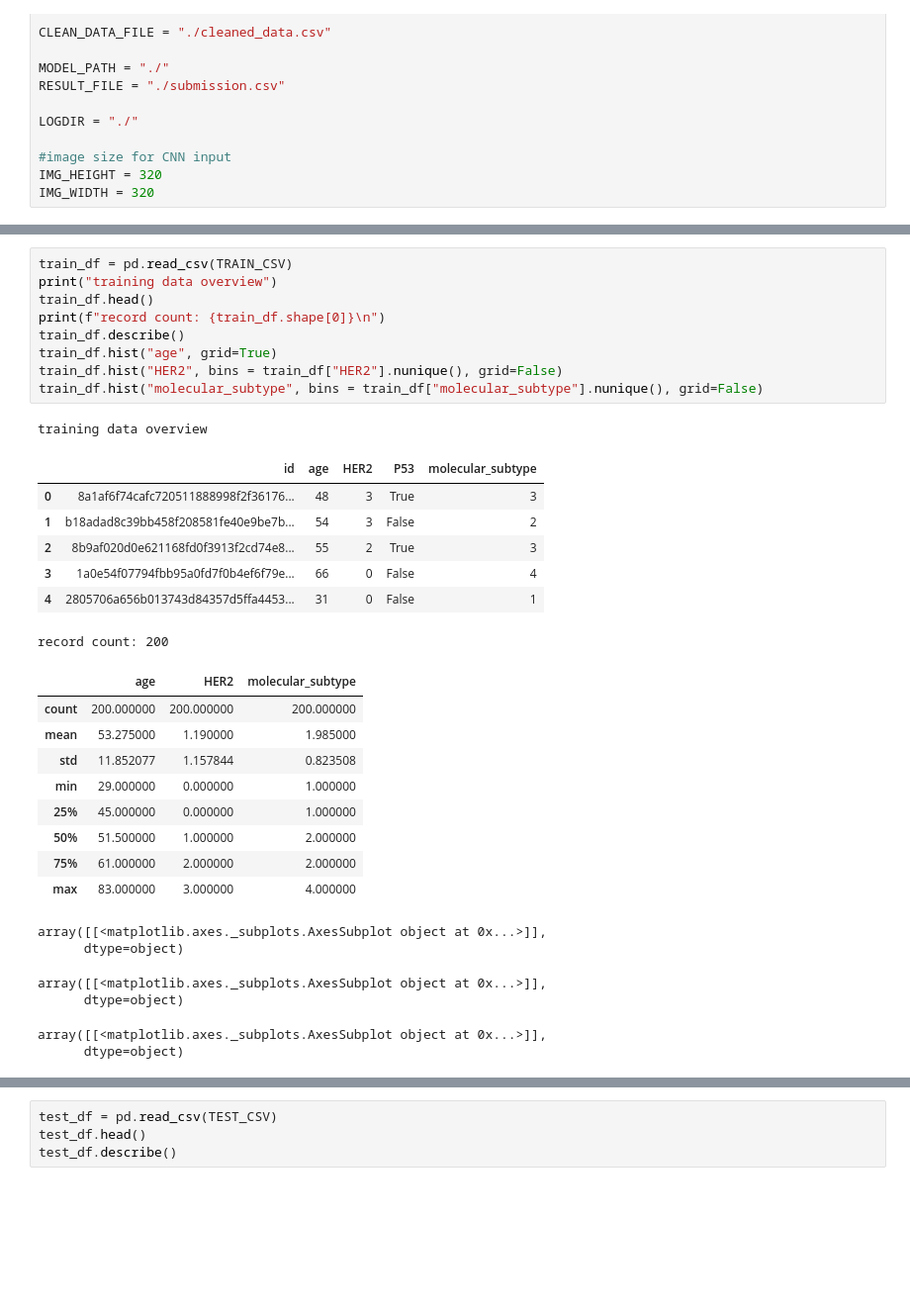
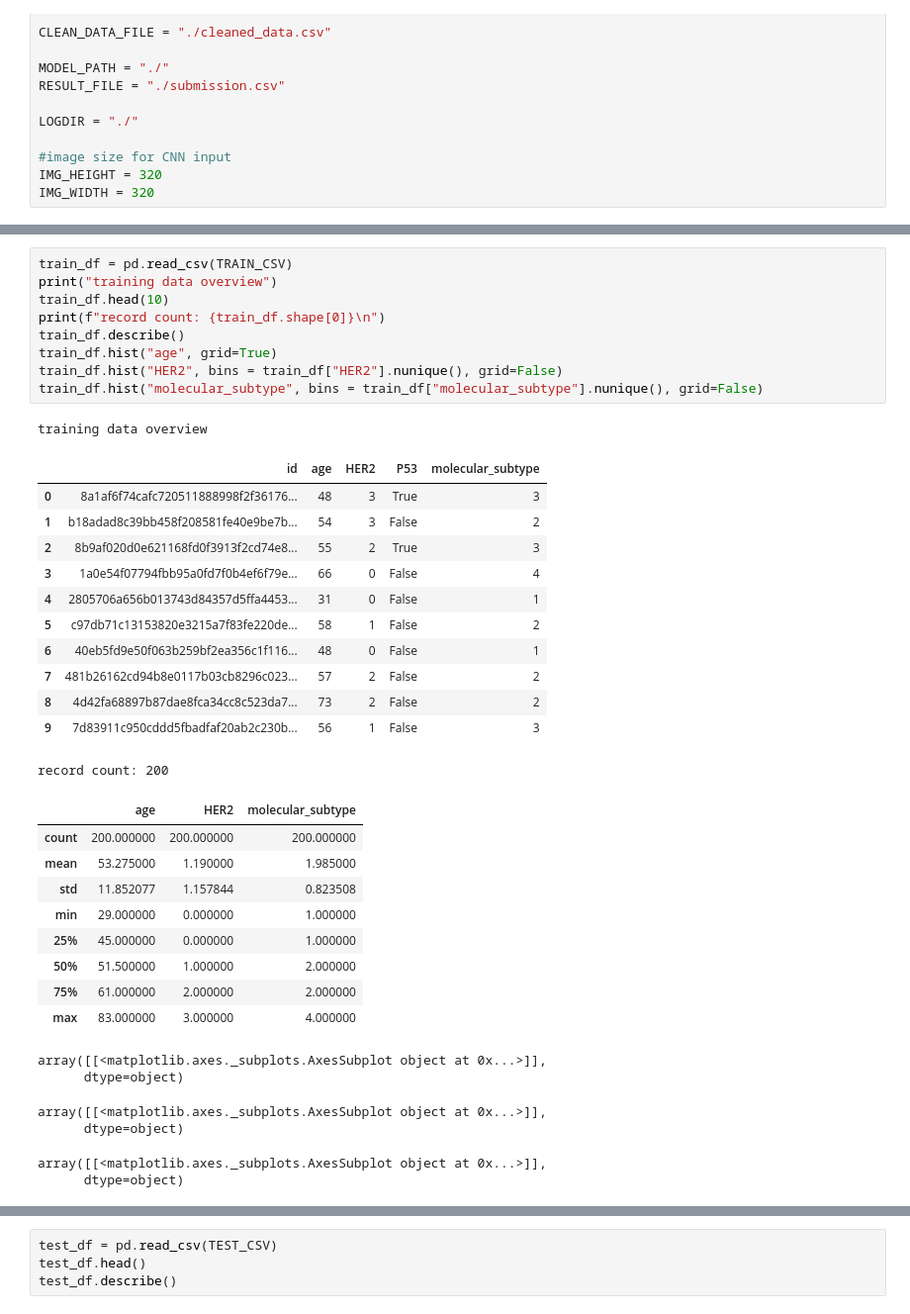
Before and after one commit to zwh42/CancerDetection, a Jupyter notebook: CancerDetection.ipynb, the cells around one changed output, grey strips where cells are left out. Shown at 99% size. Drawn from its saved outputs; the diff is of its cells as text; blank space fills up the shorter version.

```diff
--- a/CancerDetection.ipynb
+++ b/CancerDetection.ipynb
@@ -89,20 +113,25 @@ It can be found that the sample distribution of ***molecular subtype*** is not b
 # %%
 train_df = pd.read_csv(TRAIN_CSV)
 print("training data overview")
-train_df.head()
+train_df.head(10)
 print(f"record count: {train_df.shape[0]}\n")
 train_df.describe()
 train_df.hist("age", grid=True)
 train_df.hist("HER2", bins = train_df["HER2"].nunique(), grid=False)
 train_df.hist("molecular_subtype", bins = train_df["molecular_subtype"].nunique(), grid=False)
 # %% [output]
 training data overview
 |  | id | age | HER2 | P53 | molecular_subtype |
 | 0 | 8a1af6f74cafc720511888998f2f36176... | 48 | 3 | True | 3 |
 | 1 | b18adad8c39bb458f208581fe40e9be7b... | 54 | 3 | False | 2 |
 | 2 | 8b9af020d0e621168fd0f3913f2cd74e8... | 55 | 2 | True | 3 |
 | 3 | 1a0e54f07794fbb95a0fd7f0b4ef6f79e... | 66 | 0 | False | 4 |
 | 4 | 2805706a656b013743d84357d5ffa4453... | 31 | 0 | False | 1 |
+| 5 | c97db71c13153820e3215a7f83fe220de... | 58 | 1 | False | 2 |
+| 6 | 40eb5fd9e50f063b259bf2ea356c1f116... | 48 | 0 | False | 1 |
+| 7 | 481b26162cd94b8e0117b03cb8296c023... | 57 | 2 | False | 2 |
+| 8 | 4d42fa68897b87dae8fca34cc8c523da7... | 73 | 2 | False | 2 |
+| 9 | 7d83911c950cddd5fbadfaf20ab2c230b... | 56 | 1 | False | 3 |
 record count: 200
 |  | age | HER2 | molecular_subtype |
 | count | 200.000000 | 200.000000 | 200.000000 |
```
Also changed, not shown: parts of 21 cells of this notebook.
